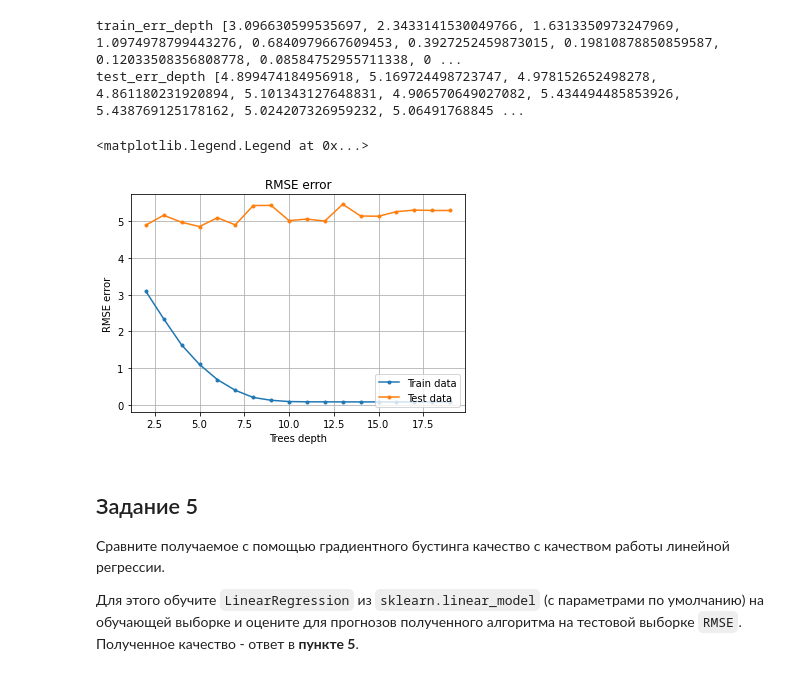
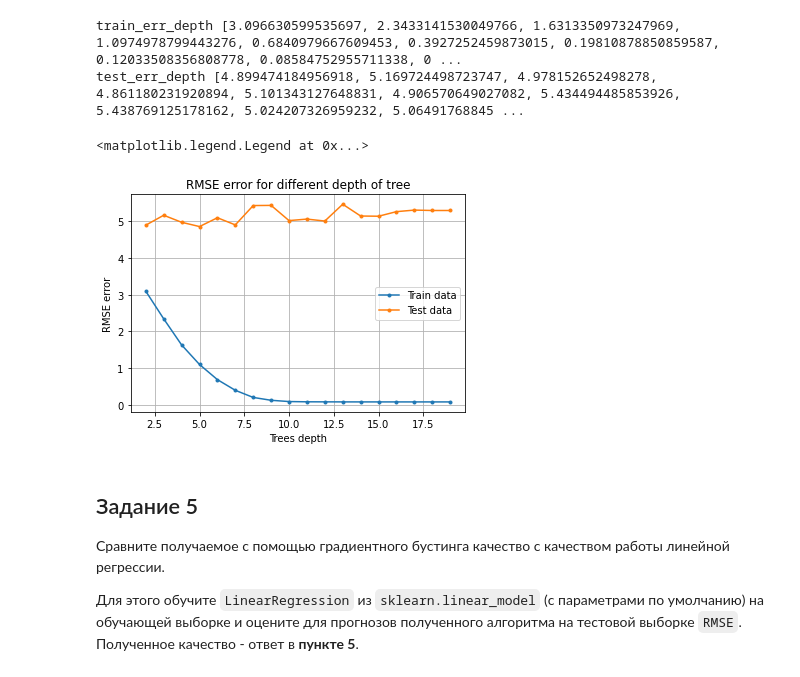
Before and after one commit to daria-popova/coursera_ML, a Jupyter notebook: week2-4/task2_grad_boosting.ipynb, the cells around one changed output. Cells and saved outputs as stored; diff of their text form; code cells hidden in the pictures.

```diff
--- a/week2-4/task2_grad_boosting.ipynb
+++ b/week2-4/task2_grad_boosting.ipynb
@@ -240,14 +240,14 @@ test_err_depth [4.899474184956918, 5.169724498723747, 4.978152652498278, 4.86118
 # %%
 pylab.plot(trees_depth, train_err_depth, marker='.', label='Train data')
 pylab.plot(trees_depth, test_err_depth, marker='.', label='Test data')
 pylab.grid(True)
 pylab.xlabel('Trees depth')
 pylab.ylabel('RMSE error')
-pylab.title('RMSE error')
-pylab.legend(loc='lower right')
+pylab.title('RMSE error for different depth of tree')
+pylab.legend(loc='best')
 # %% [output]
 <matplotlib.legend.Legend at 0x...>
-[figure, old version]
+[figure, new version]
 # %% [markdown]
 ## Задание 5
 
```
Also changed, not shown: parts of 3 cells of this notebook.
